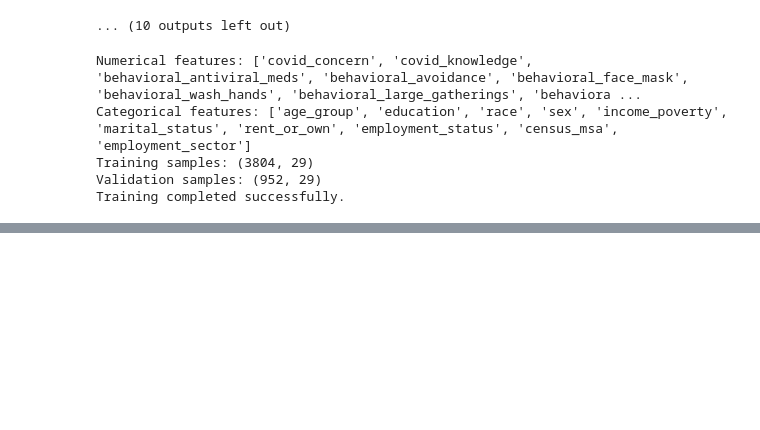
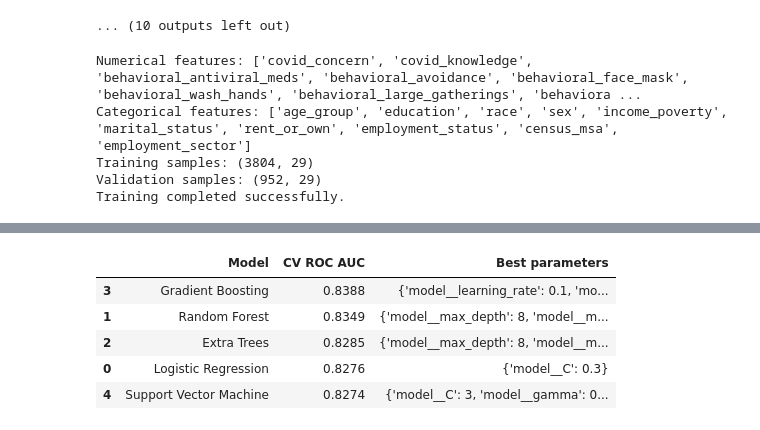
Before and after one commit to UH-HACKATHON-TEAMN/Hackathon-Town-C, a Jupyter notebook: ravi.ipynb, the cells around one changed output, grey strips where cells are left out. Drawn from its saved outputs; the diff is of its cells as text; code cells hidden in the pictures; blank space fills up the shorter version.

```diff
--- a/ravi.ipynb
+++ b/ravi.ipynb
@@ -318,3 +318,75 @@ Categorical features: ['age_group', 'education', 'race', 'sex', 'income_poverty'
 Training samples: (3804, 29)
 Validation samples: (952, 29)
 Training completed successfully.
+# %%
+# ==========================================
+# 4. MODELLING
+# ==========================================
+
+from sklearn.ensemble import GradientBoostingClassifier
+from sklearn.svm import SVC
+from sklearn.model_selection import StratifiedKFold, cross_val_predict
+from sklearn.base import clone
+
+RANDOM_STATE = 42
+cv = StratifiedKFold(n_splits=5, shuffle=True, random_state=RANDOM_STATE)
+
+def make_pipeline(model):
+    return Pipeline(steps=[
+        ("preprocess", preprocessor),
+        ("model", model)
+    ])
+
+# Model -> (estimator, hyper-parameter grid)
+candidates = {
+    "Logistic Regression": (
+        LogisticRegression(max_iter=2000),
+        {"model__C": [0.01, 0.03, 0.1, 0.3, 1, 3]}
+    ),
+    "Random Forest": (
+        RandomForestClassifier(n_estimators=300, random_state=RANDOM_STATE, n_jobs=-1),
+        {"model__max_depth": [8, 14, None],
+         "model__min_samples_leaf": [1, 3, 8]}
+    ),
+    "Extra Trees": (
+        ExtraTreesClassifier(n_estimators=300, random_state=RANDOM_STATE, n_jobs=-1),
+        {"model__max_depth": [8, 14, None],
+         "model__min_samples_leaf": [1, 3, 8]}
+    ),
+    "Gradient Boosting": (
+        GradientBoostingClassifier(random_state=RANDOM_STATE),
+        {"model__n_estimators": [100, 200],
+         "model__learning_rate": [0.05, 0.1],
+         "model__max_depth": [2, 3]}
+    ),
+    "Support Vector Machine": (
+        SVC(kernel="rbf", probability=True, random_state=RANDOM_STATE),
+        {"model__C": [0.3, 1, 3],
+         "model__gamma": ["scale", 0.01]}
+    ),
+}
+
+# Baseline: always predicts the majority class
+baseline = make_pipeline(DummyClassifier(strategy="most_frequent"))
+baseline.fit(X_train, y_train)
+
+best_models = {}
+tuning_rows = []
+
+for name, (estimator, grid) in candidates.items():
+    search = GridSearchCV(
+        make_pipeline(estimator), grid,
+        scoring="roc_auc", cv=cv, n_jobs=-1
+    )
+    search.fit(X_train, y_train)
+    best_models[name] = search.best_estimator_
+    tuning_rows.append({
+        "Model": name,
+        "CV ROC AUC": round(search.best_score_, 4),
+        "Best parameters": search.best_params_
+    })
+    print(f"{name}: CV AUC = {search.best_score_:.4f}  {search.best_params_}")
+
+pd.set_option("display.max_colwidth", None)
+display(pd.DataFrame(tuning_rows).sort_values("CV ROC AUC", ascending=False))
+# %% [output]
@@ -320,0 +398,6 @@ Training completed successfully.
+|  | Model | CV ROC AUC | Best parameters |
+| 3 | Gradient Boosting | 0.8388 | {'model__learning_rate': 0.1, 'mo... |
+| 1 | Random Forest | 0.8349 | {'model__max_depth': 8, 'model__m... |
+| 2 | Extra Trees | 0.8285 | {'model__max_depth': 8, 'model__m... |
+| 0 | Logistic Regression | 0.8276 | {'model__C': 0.3} |
+| 4 | Support Vector Machine | 0.8274 | {'model__C': 3, 'model__gamma': 0... |
```
Also changed, not shown: parts of 1 cell of this notebook.
